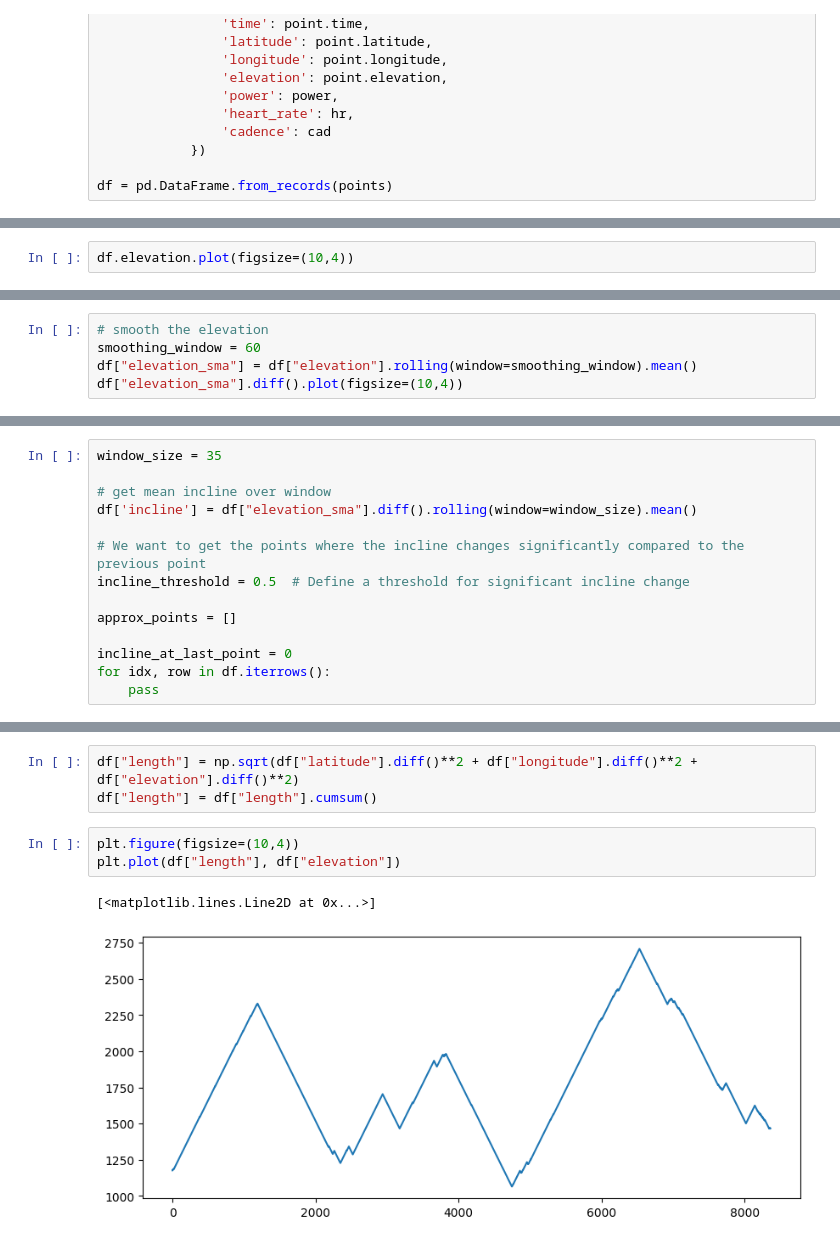
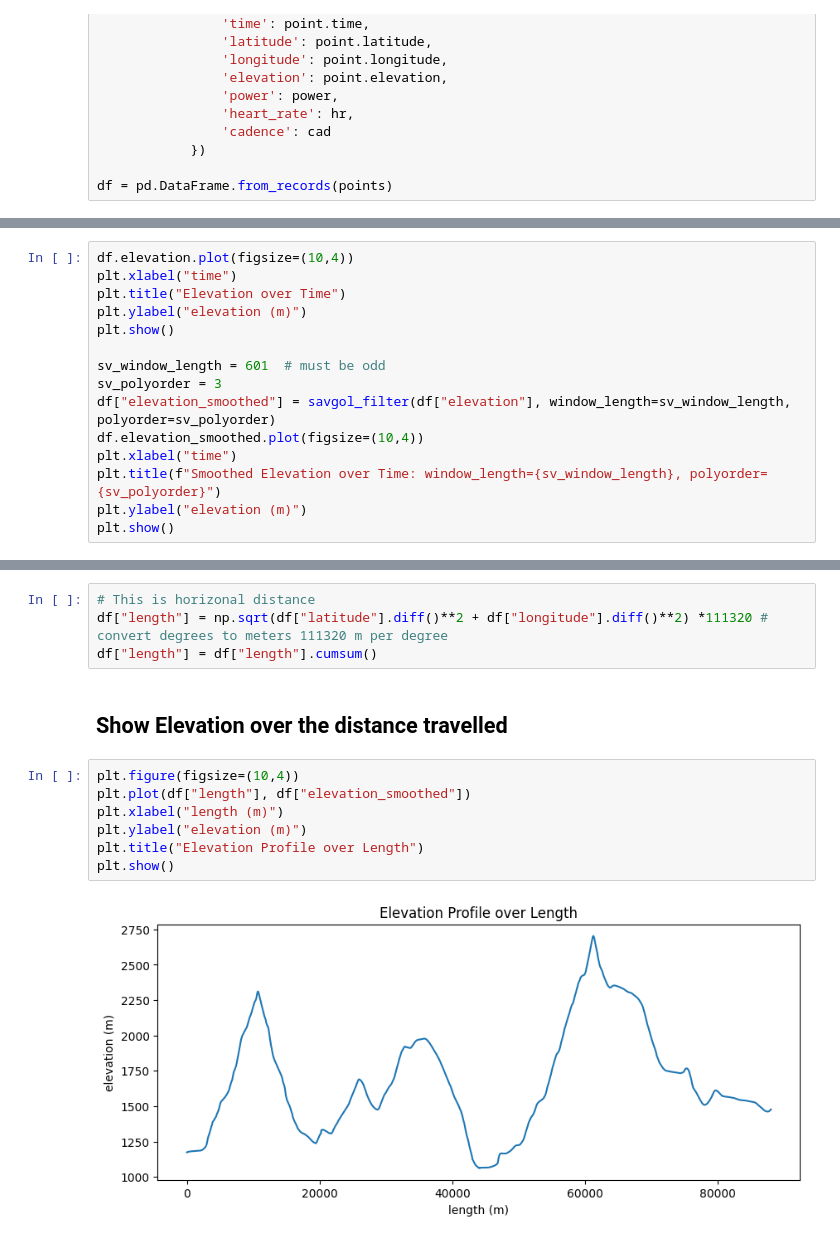
Before and after one commit to danielschafi/cds_im_spitzensport, a Jupyter notebook: ultramarathon/marathon.ipynb, the cells around one changed output, grey strips where cells are left out. Drawn from its saved outputs; the diff is of its cells as text.

```diff
--- a/ultramarathon/marathon.ipynb
+++ b/ultramarathon/marathon.ipynb
@@ -47,3 +53,16 @@ df = pd.DataFrame.from_records(points)
 # %%
 df.elevation.plot(figsize=(10,4))
+plt.xlabel("time")
+plt.title("Elevation over Time")
+plt.ylabel("elevation (m)")
+plt.show()
+
+sv_window_length = 601  # must be odd
+sv_polyorder = 3
+df["elevation_smoothed"] = savgol_filter(df["elevation"], window_length=sv_window_length, polyorder=sv_polyorder)
+df.elevation_smoothed.plot(figsize=(10,4))
+plt.xlabel("time")
+plt.title(f"Smoothed Elevation over Time: window_length={sv_window_length}, polyorder={sv_polyorder}")
+plt.ylabel("elevation (m)")
+plt.show()
 # %% [output]
@@ -56,5 +70,0 @@ Or go over the graph
-# %%
-# smooth the elevation
-smoothing_window = 60
-df["elevation_sma"] = df["elevation"].rolling(window=smoothing_window).mean()
-df["elevation_sma"].diff().plot(figsize=(10,4))
@@ -64,14 +70,0 @@ df["elevation_sma"].diff().plot(figsize=(10,4))
-# %%
-window_size = 35
-
-# get mean incline over window
-df['incline'] = df["elevation_sma"].diff().rolling(window=window_size).mean()
-
-# We want to get the points where the incline changes significantly compared to the previous point
-incline_threshold = 0.5  # Define a threshold for significant incline change
-
-approx_points = []
-
-incline_at_last_point = 0
-for idx, row in df.iterrows():
-    pass
@@ -83,9 +77,15 @@ df["incline"].plot()
 # %%
-df["length"] = np.sqrt(df["latitude"].diff()**2 + df["longitude"].diff()**2 + df["elevation"].diff()**2)
+# This is horizonal distance
+df["length"] = np.sqrt(df["latitude"].diff()**2 + df["longitude"].diff()**2) *111320 # convert degrees to meters 111320 m per degree
 df["length"] = df["length"].cumsum()
+# %% [markdown]
+## Show Elevation over the distance travelled
 # %%
 plt.figure(figsize=(10,4))
-plt.plot(df["length"], df["elevation"])
+plt.plot(df["length"], df["elevation_smoothed"])
+plt.xlabel("length (m)")
+plt.ylabel("elevation (m)")
+plt.title("Elevation Profile over Length")
+plt.show()
 # %% [output]
-[<matplotlib.lines.Line2D at 0x...>]
-[figure, old version]
+[figure, new version]
```
Also changed, not shown: parts of 17 cells of this notebook.
